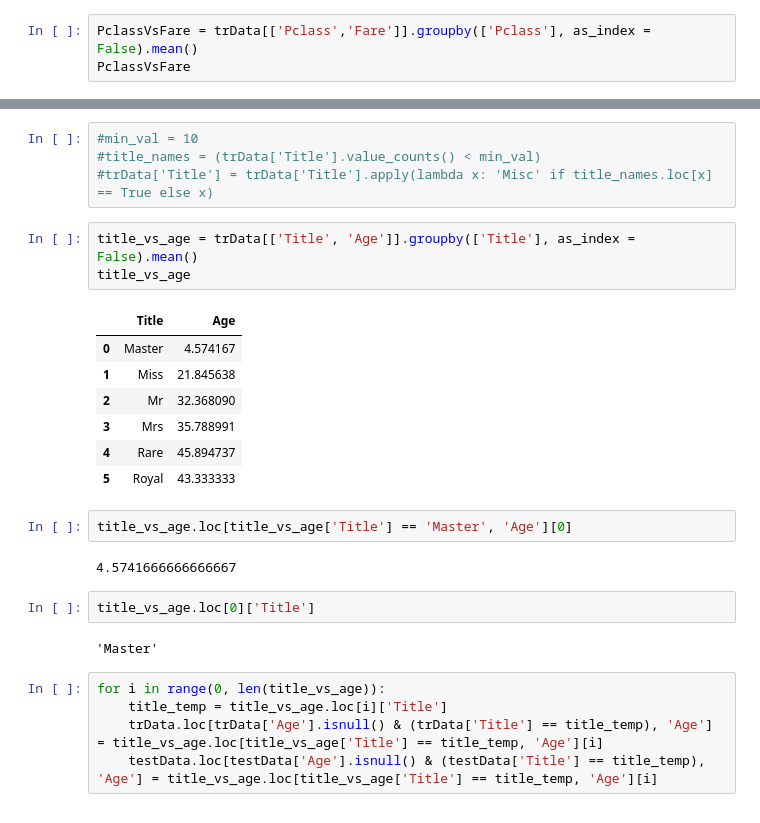
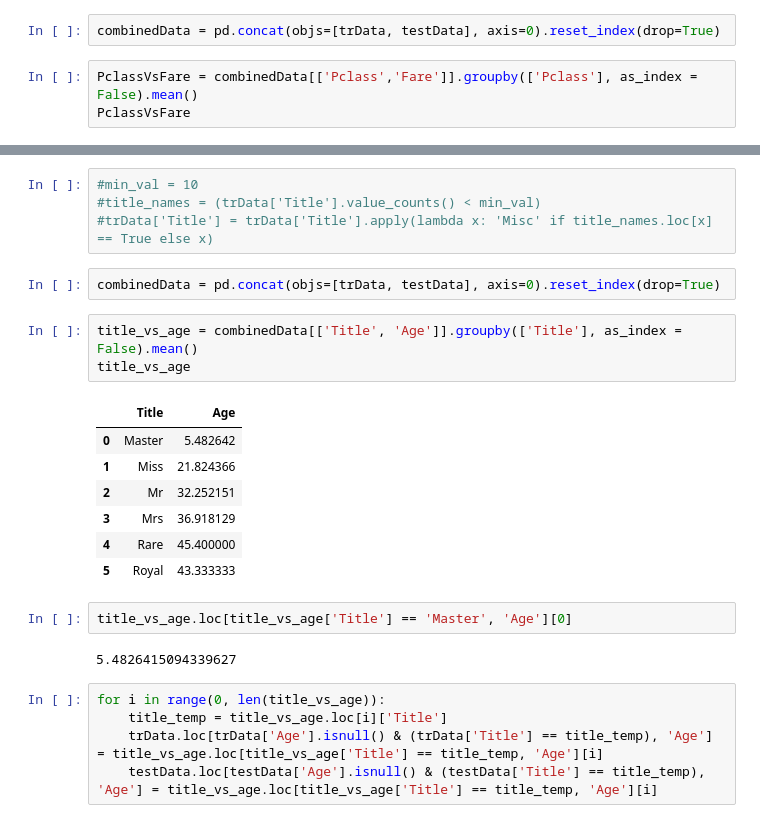
Before and after one commit to hamedrazavi/titanic_survival_prediction_kaggle, a Jupyter notebook: survival_prediction_titanic.ipynb, the cells around one changed output, grey strips where cells are left out. Saved outputs shown, nothing was run; the diff lists cells and outputs as text.

```diff
--- a/survival_prediction_titanic.ipynb
+++ b/survival_prediction_titanic.ipynb
@@ -89,7 +130,9 @@ dtype: int64
 # %% [markdown]
 ### The Cabin column will be dropped, but the Fare column of the test set has a missing value; we could replace it with median but because Fare is very corelated with the class and Pclass is not missing we replace it with the Mean Fare value of the Pclass of the missing row
+# %%
+combinedData = pd.concat(objs=[trData, testData], axis=0).reset_index(drop=True)
 # %%
-PclassVsFare = trData[['Pclass','Fare']].groupby(['Pclass'], as_index = False).mean()
+PclassVsFare = combinedData[['Pclass','Fare']].groupby(['Pclass'], as_index = False).mean()
 PclassVsFare
 # %% [output]
 |  | Pclass | Fare |
@@ -179,25 +222,23 @@ Name: Title, dtype: int64
 #min_val = 10
 #title_names = (trData['Title'].value_counts() < min_val)
 #trData['Title'] = trData['Title'].apply(lambda x: 'Misc' if title_names.loc[x] == True else x)
+# %%
+combinedData = pd.concat(objs=[trData, testData], axis=0).reset_index(drop=True)
 # %%
-title_vs_age = trData[['Title', 'Age']].groupby(['Title'], as_index = False).mean()
+title_vs_age = combinedData[['Title', 'Age']].groupby(['Title'], as_index = False).mean()
 title_vs_age
 # %% [output]
 |  | Title | Age |
-| 0 | Master | 4.574167 |
-| 1 | Miss | 21.845638 |
-| 2 | Mr | 32.368090 |
-| 3 | Mrs | 35.788991 |
-| 4 | Rare | 45.894737 |
+| 0 | Master | 5.482642 |
+| 1 | Miss | 21.824366 |
+| 2 | Mr | 32.252151 |
+| 3 | Mrs | 36.918129 |
+| 4 | Rare | 45.400000 |
 | 5 | Royal | 43.333333 |
 # %%
 title_vs_age.loc[title_vs_age['Title'] == 'Master', 'Age'][0]
 # %% [output]
-4.5741666666666667
+5.4826415094339627
-# %%
-title_vs_age.loc[0]['Title']
-# %% [output]
-'Master'
 # %%
 for i in range(0, len(title_vs_age)):
     title_temp = title_vs_age.loc[i]['Title']
```
Also changed, not shown: parts of 47 cells of this notebook.
